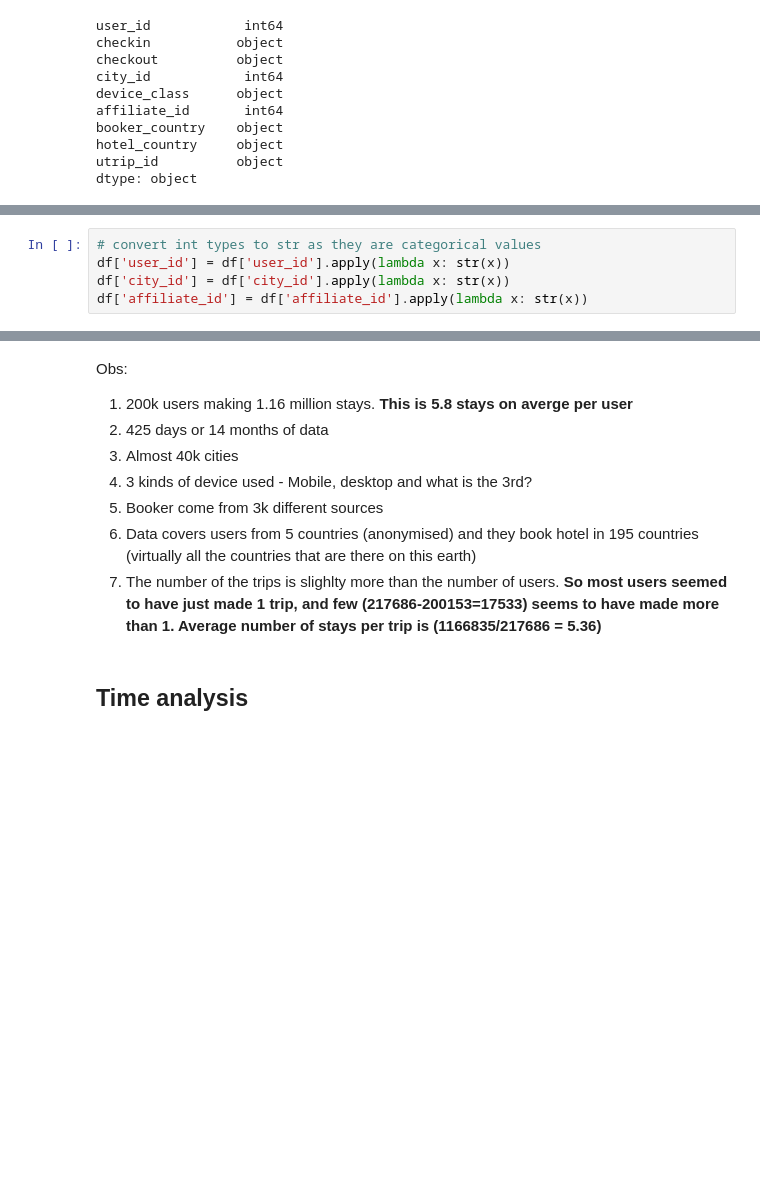
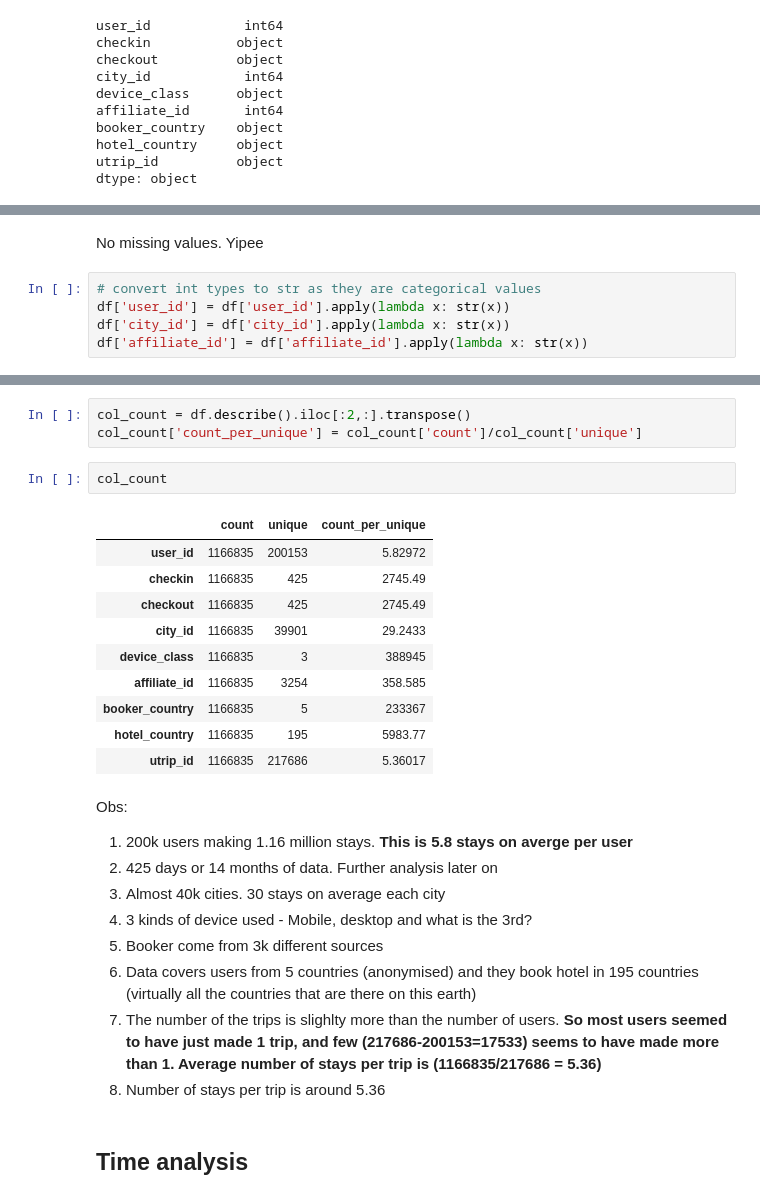
Before and after one commit to nitinrawatiitd/nitinrawatiitd.github.io, a Jupyter notebook: docs/notebooks/booking/Data_exploration.ipynb, the cells around one changed output, grey strips where cells are left out. Drawn from its saved outputs; the diff is of its cells as text; blank space fills up the shorter version.

Commit message:
Modified booking exploratory analysis and added test dataset

```diff
--- a/docs/notebooks/booking/Data_exploration.ipynb
+++ b/docs/notebooks/booking/Data_exploration.ipynb
@@ -94,4 +95,6 @@ stay              0
 dtype: int64
+# %% [markdown]
+No missing values. Yipee
 # %%
 # convert int types to str as they are categorical values
 df['user_id'] = df['user_id'].apply(lambda x: str(x))
@@ -105,15 +108,32 @@ df.describe()
 | unique | 200153 | 425 | 425 | 39901 | 3 | 3254 | 5 | 195 | ... |
 | top | 2209265 | 2016-08-08 | 2016-08-10 | 47499 | desktop | 9924 | Gondal | Cobra Island | ... |
 | freq | 172 | 9672 | 9549 | 11242 | 753860 | 277775 | 536036 | 137791 | ... |
+# %%
+col_count = df.describe().iloc[:2,:].transpose()
+col_count['count_per_unique'] = col_count['count']/col_count['unique']
+# %%
+col_count
+# %% [output]
+|  | count | unique | count_per_unique |
+| user_id | 1166835 | 200153 | 5.82972 |
+| checkin | 1166835 | 425 | 2745.49 |
+| checkout | 1166835 | 425 | 2745.49 |
+| city_id | 1166835 | 39901 | 29.2433 |
+| device_class | 1166835 | 3 | 388945 |
+| affiliate_id | 1166835 | 3254 | 358.585 |
+| booker_country | 1166835 | 5 | 233367 |
+| hotel_country | 1166835 | 195 | 5983.77 |
+| utrip_id | 1166835 | 217686 | 5.36017 |
 # %% [markdown]
 Obs:
 1. 200k users making 1.16 million stays. **This is 5.8 stays on averge per user**
-2. 425 days or 14 months of data
-3. Almost 40k cities
+2. 425 days or 14 months of data. Further analysis later on
+3. Almost 40k cities. 30 stays on average each city
 4. 3 kinds of device used - Mobile, desktop and what is the 3rd?
 5. Booker come from 3k different sources
 6. Data covers users from 5 countries (anonymised) and they book hotel in 195 countries (virtually all the countries that are there on this earth)
 7. The number of the trips is slighlty more than the number of users. **So most users seemed to have just made 1 trip, and few (217686-200153=17533) seems to have made more than 1. Average number of stays per trip is (1166835/217686 = 5.36)**
+8. Number of stays per trip is around 5.36
 # %% [markdown]
 ## Time analysis
 # %% [markdown]
```
Also changed, not shown: parts of 13 cells of this notebook, 9 other files.
